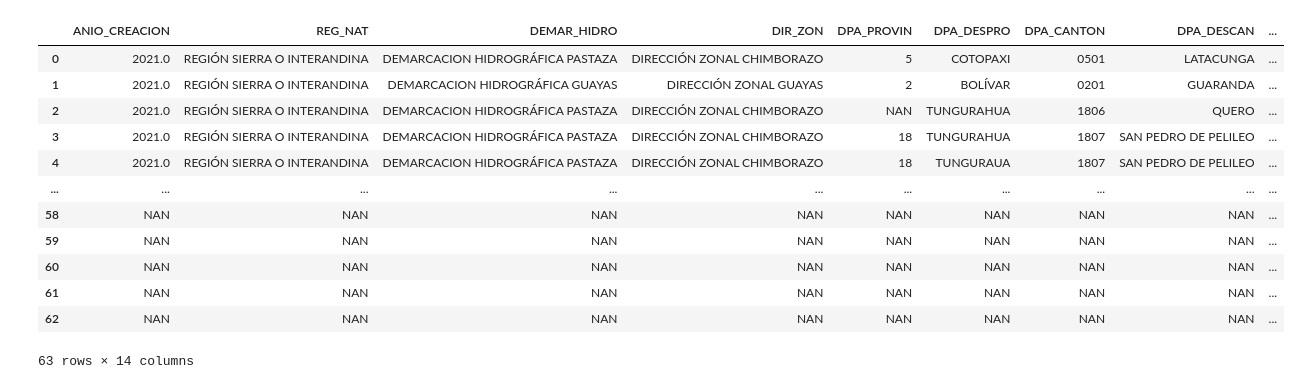
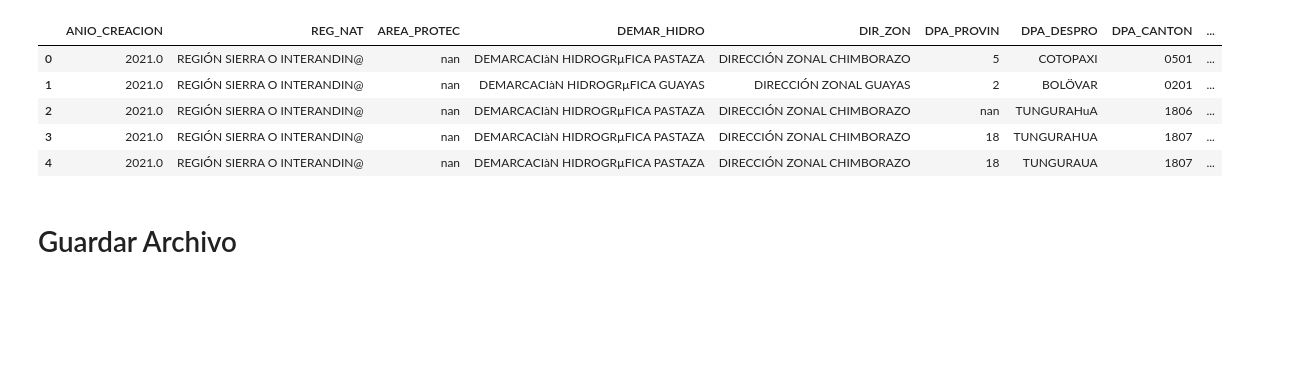
Before and after one commit to KarenParraA/Guia_metodologica, a Jupyter notebook: Limpieza_Datos.ipynb, the cells around one changed output. Drawn from its saved outputs; the diff is of its cells as text; code cells hidden in the pictures; blank space fills up the shorter version.

```diff
--- a/Limpieza_Datos.ipynb
+++ b/Limpieza_Datos.ipynb
@@ -29,6 +98,0 @@ Unnamed: 15
-# %%
-#Codigo para revisar los valores unicos en cada columna y asi poder reemplazar"
-for column in df.columns:
-    Lista = df[column].tolist()
-    Set = set(Lista)
-    print(Set)
@@ -50,23 +153,19 @@ for column in df.columns:
 # %%
-for column in df.columns:
-    df[column]=df[column].astype(str).str.replace("à","O")
-    df[column]=df[column].astype(str).str.replace("µ","Á")
-    df[column]=df[column].astype(str).str.replace("nN","N")
-    df[column]=df[column].astype(str).str.replace("@","A")
-    df[column]=df[column].astype(str).str.replace("Ö","Í")
-    df[column]=df[column].astype(str).str.replace("Cc","C")
-    df[column]=df[column].astype(str).str.replace("¥","NI")
-    df[column]=df[column].astype(str).str.replace("II","I")
-    df[column]=df[column].astype(str).str.replace("COTA","COSTA")
-    df[column]=df[column].astype(str).str.replace("TULCMN","TULCAN")
-    df[column]=df[column].astype(str).str.replace("D3LEG","DÉLEG")
-    df[column]=df[column].astype(str).str.replace("CONCLUIDO","TERMINADO")
-    df[column]=df[column].astype(str).str.upper() #Hacer coincidir un solo estilo al poner a todas en mayuscula
+df_ejercicio_sin_caracteres_extranhos = df_ejercicio_filtrado.copy()
+for column in df_ejercicio_filtrado.columns:
+    df_ejercicio_sin_caracteres_extranhos[column]=df_ejercicio_filtrado[column].astype(str).str.replace("à","O")
+    df_ejercicio_sin_caracteres_extranhos[column]=df_ejercicio_filtrado[column].astype(str).str.replace("µ","Á")
+    df_ejercicio_sin_caracteres_extranhos[column]=df_ejercicio_filtrado[column].astype(str).str.replace("nN","N")
+    df_ejercicio_sin_caracteres_extranhos[column]=df_ejercicio_filtrado[column].astype(str).str.replace("@","A")
+    df_ejercicio_sin_caracteres_extranhos[column]=df_ejercicio_filtrado[column].astype(str).str.replace("Ö","Í")
+    df_ejercicio_sin_caracteres_extranhos[column]=df_ejercicio_filtrado[column].astype(str).str.replace("Cc","C")
+    df_ejercicio_sin_caracteres_extranhos[column]=df_ejercicio_filtrado[column].astype(str).str.replace("¥","NI")
+    df_ejercicio_sin_caracteres_extranhos[column]=df_ejercicio_filtrado[column].astype(str).str.replace("II","I")
+    df_ejercicio_sin_caracteres_extranhos[column]=df_ejercicio_filtrado[column].astype(str).str.replace("COTA","COSTA")
+    df_ejercicio_sin_caracteres_extranhos[column]=df_ejercicio_filtrado[column].astype(str).str.replace("TULCMN","TULCAN")
+    df_ejercicio_sin_caracteres_extranhos[column]=df_ejercicio_filtrado[column].astype(str).str.replace("D3LEG","DÉLEG")
+    df_ejercicio_sin_caracteres_extranhos[column]=df_ejercicio_filtrado[column].astype(str).str.replace("CONCLUIDO","TERMINADO")
+    # df_ejercicio_sin_caracteres_extranhos[column]=df_ejercicio_filtrado[column].astype(str).str.upper() #Hacer coincidir un solo estilo al poner a todas en mayuscula
 
-#Codigo para revisar los valores unicos en cada columna y asi poder reemplazar"
-#for column in df.columns:
-#    Lista = df[column].tolist()
-#    Set = set(Lista)
-#    print(Set)
-df
+df_ejercicio_sin_caracteres_extranhos.head()
 # %% [output]
@@ -120,17 +197,13 @@ SUP_HA           5
 dtype: int64
 # %%
-df.dropna()
+df_ejercicio_archivo_final = df_ejercicio_sin_caracteres_extranhos.dropna()
+df_ejercicio_archivo_final.head()
 # %% [output]
-|  | ANIO_CREACION | REG_NAT | DEMAR_HIDRO | DIR_ZON | DPA_PROVIN | DPA_DESPRO | DPA_CANTON | DPA_DESCAN | ... |
-| 0 | 2021.0 | REGIÓN SIERRA O INTERANDINA | DEMARCACION HIDROGRÁFICA PASTAZA | DIRECCIÓN ZONAL CHIMBORAZO | 5 | COTOPAXI | 0501 | LATACUNGA | ... |
-| 1 | 2021.0 | REGIÓN SIERRA O INTERANDINA | DEMARCACION HIDROGRÁFICA GUAYAS | DIRECCIÓN ZONAL GUAYAS | 2 | BOLÍVAR | 0201 | GUARANDA | ... |
-| 2 | 2021.0 | REGIÓN SIERRA O INTERANDINA | DEMARCACION HIDROGRÁFICA PASTAZA | DIRECCIÓN ZONAL CHIMBORAZO | NAN | TUNGURAHUA | 1806 | QUERO | ... |
-| 3 | 2021.0 | REGIÓN SIERRA O INTERANDINA | DEMARCACION HIDROGRÁFICA PASTAZA | DIRECCIÓN ZONAL CHIMBORAZO | 18 | TUNGURAHUA | 1807 | SAN PEDRO DE PELILEO | ... |
-| 4 | 2021.0 | REGIÓN SIERRA O INTERANDINA | DEMARCACION HIDROGRÁFICA PASTAZA | DIRECCIÓN ZONAL CHIMBORAZO | 18 | TUNGURAUA | 1807 | SAN PEDRO DE PELILEO | ... |
-| ... | ... | ... | ... | ... | ... | ... | ... | ... | ... |
-| 58 | NAN | NAN | NAN | NAN | NAN | NAN | NAN | NAN | ... |
-| 59 | NAN | NAN | NAN | NAN | NAN | NAN | NAN | NAN | ... |
-| 60 | NAN | NAN | NAN | NAN | NAN | NAN | NAN | NAN | ... |
-| 61 | NAN | NAN | NAN | NAN | NAN | NAN | NAN | NAN | ... |
-| 62 | NAN | NAN | NAN | NAN | NAN | NAN | NAN | NAN | ... |
+|  | ANIO_CREACION | REG_NAT | AREA_PROTEC | DEMAR_HIDRO | DIR_ZON | DPA_PROVIN | DPA_DESPRO | DPA_CANTON | ... |
+| 0 | 2021.0 | REGIÓN SIERRA O INTERANDIN@ | nan | DEMARCACIàN HIDROGRµFICA PASTAZA | DIRECCIÓN ZONAL CHIMBORAZO | 5 | COTOPAXI | 0501 | ... |
+| 1 | 2021.0 | REGIÓN SIERRA O INTERANDIN@ | nan | DEMARCACIàN HIDROGRµFICA GUAYAS | DIRECCIÓN ZONAL GUAYAS | 2 | BOLÖVAR | 0201 | ... |
+| 2 | 2021.0 | REGIÓN SIERRA O INTERANDIN@ | nan | DEMARCACIàN HIDROGRµFICA PASTAZA | DIRECCIÓN ZONAL CHIMBORAZO | nan | TUNGURAHuA | 1806 | ... |
+| 3 | 2021.0 | REGIÓN SIERRA O INTERANDIN@ | nan | DEMARCACIàN HIDROGRµFICA PASTAZA | DIRECCIÓN ZONAL CHIMBORAZO | 18 | TUNGURAHUA | 1807 | ... |
+| 4 | 2021.0 | REGIÓN SIERRA O INTERANDIN@ | nan | DEMARCACIàN HIDROGRµFICA PASTAZA | DIRECCIÓN ZONAL CHIMBORAZO | 18 | TUNGURAUA | 1807 | ... |
-63 rows × 14 columns
+# %% [markdown]
+# Guardar Archivo
```
Also changed, not shown: parts of 22 cells of this notebook, 4 other files.
